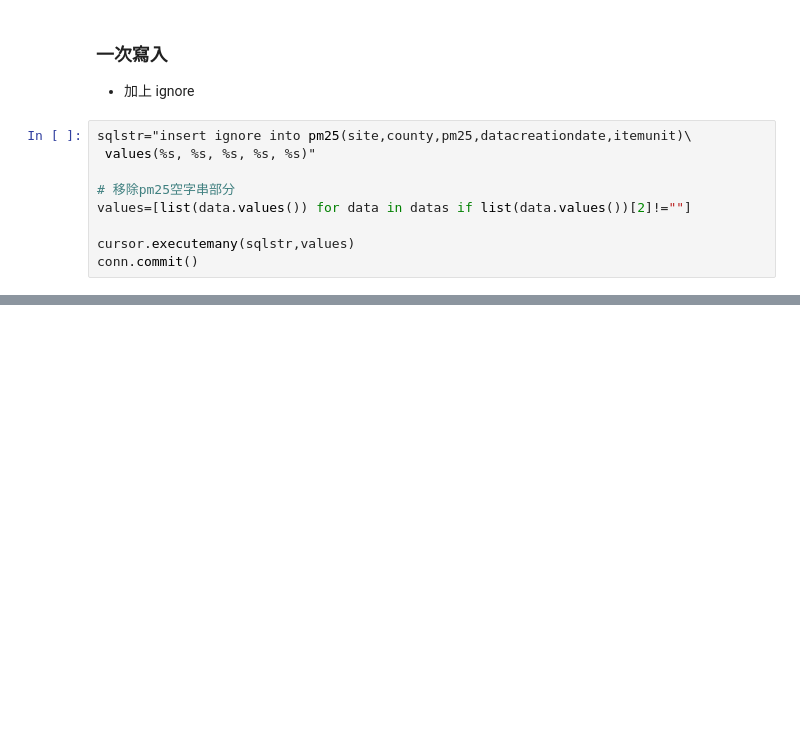
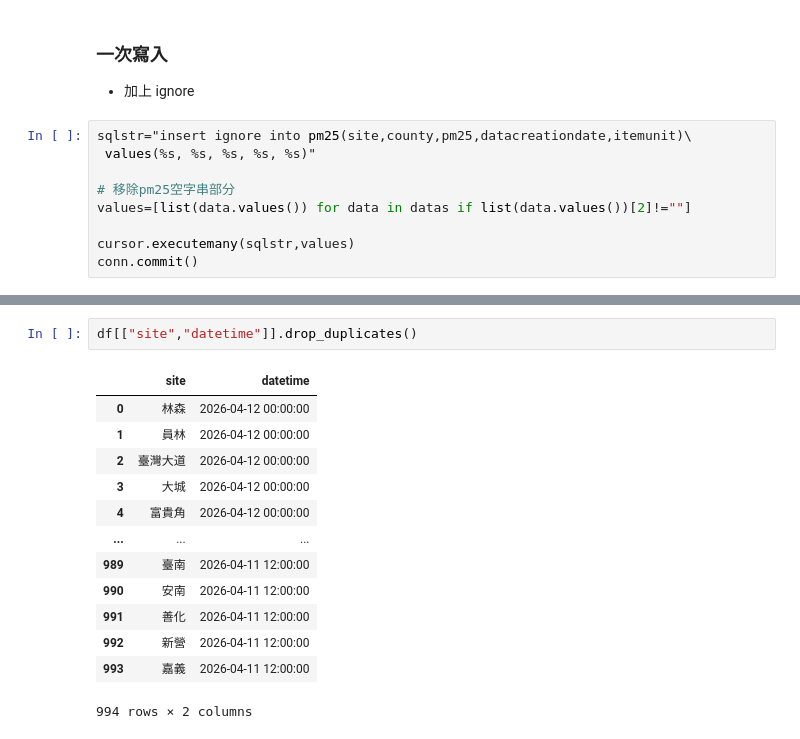
Before and after one commit to Roger2025/pm25_3, a Jupyter notebook: test.ipynb, the cells around one changed output, grey strips where cells are left out. Cells and saved outputs as stored; diff of their text form; blank space fills up the shorter version.

```diff
--- a/test.ipynb
+++ b/test.ipynb
@@ -103,0 +145,16 @@ conn.commit()
+# %%
+df[["site","datetime"]].drop_duplicates()
+# %% [output]
+|  | site | datetime |
+| 0 | 林森 | 2026-04-12 00:00:00 |
+| 1 | 員林 | 2026-04-12 00:00:00 |
+| 2 | 臺灣大道 | 2026-04-12 00:00:00 |
+| 3 | 大城 | 2026-04-12 00:00:00 |
+| 4 | 富貴角 | 2026-04-12 00:00:00 |
+| ... | ... | ... |
+| 989 | 臺南 | 2026-04-11 12:00:00 |
+| 990 | 安南 | 2026-04-11 12:00:00 |
+| 991 | 善化 | 2026-04-11 12:00:00 |
+| 992 | 新營 | 2026-04-11 12:00:00 |
+| 993 | 嘉義 | 2026-04-11 12:00:00 |
+994 rows × 2 columns
```
Also changed, not shown: parts of 8 cells of this notebook, 2 other files.
